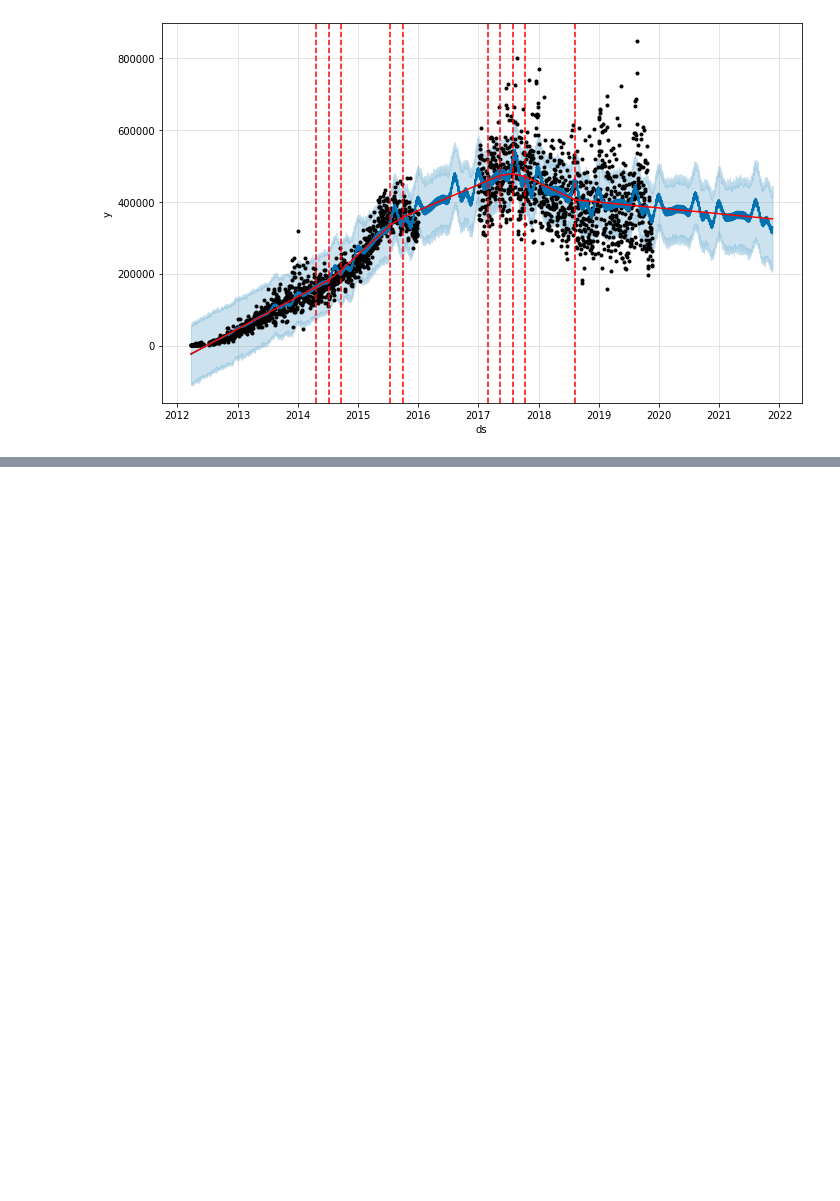
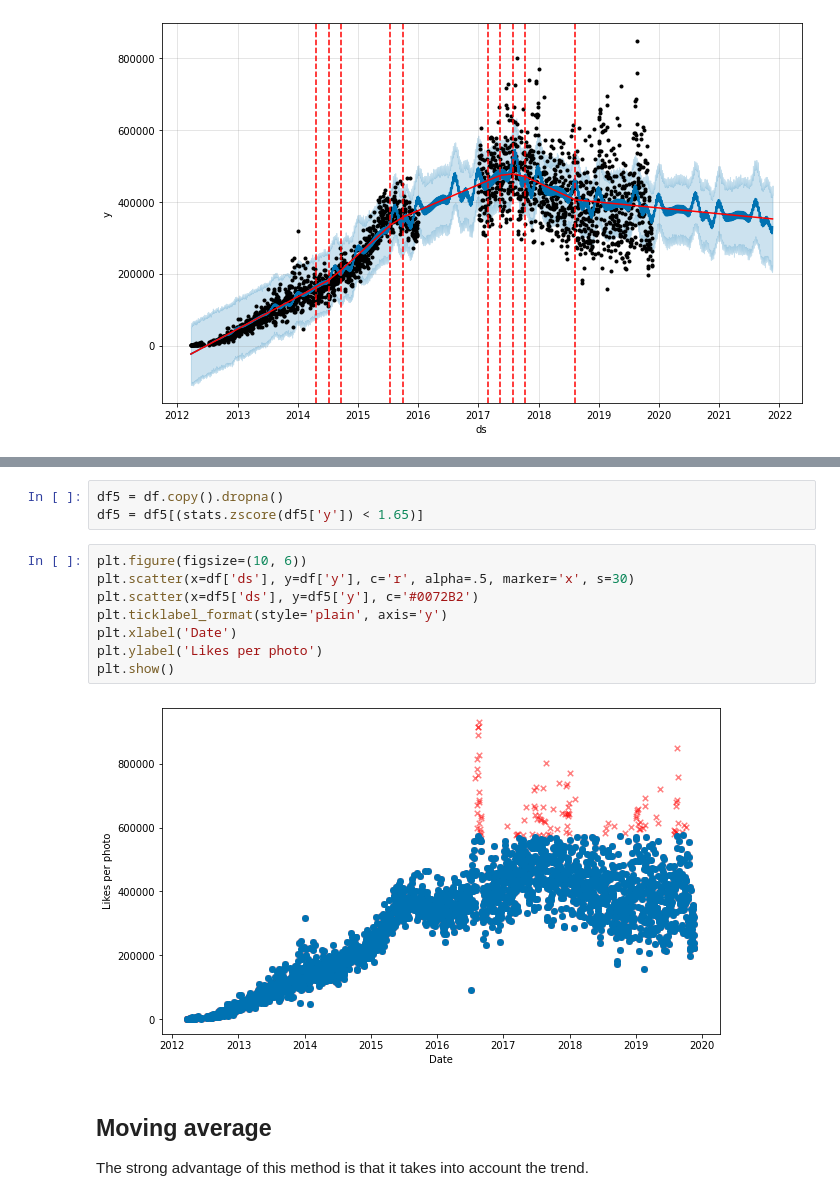
Before and after one commit to caiosainvallio/time-series, a Jupyter notebook: prophet/08_outliers-special-events.ipynb, the cells around one changed output, grey strips where cells are left out. Saved outputs shown, nothing was run; the diff lists cells and outputs as text; blank space fills up the shorter version.

```diff
--- a/prophet/08_outliers-special-events.ipynb
+++ b/prophet/08_outliers-special-events.ipynb
@@ -167,0 +203,17 @@ plt.show()
+# %%
+df5 = df.copy().dropna()
+df5 = df5[(stats.zscore(df5['y']) < 1.65)]
+# %%
+plt.figure(figsize=(10, 6))
+plt.scatter(x=df['ds'], y=df['y'], c='r', alpha=.5, marker='x', s=30)
+plt.scatter(x=df5['ds'], y=df5['y'], c='#0072B2')
+plt.ticklabel_format(style='plain', axis='y')
+plt.xlabel('Date')
+plt.ylabel('Likes per photo')
+plt.show()
+# %% [output]
+[figure, added]
+# %% [markdown]
+## Moving average
+
+The strong advantage of this method is that it takes into account the trend.
```
Also changed, not shown: parts of 20 cells of this notebook.
